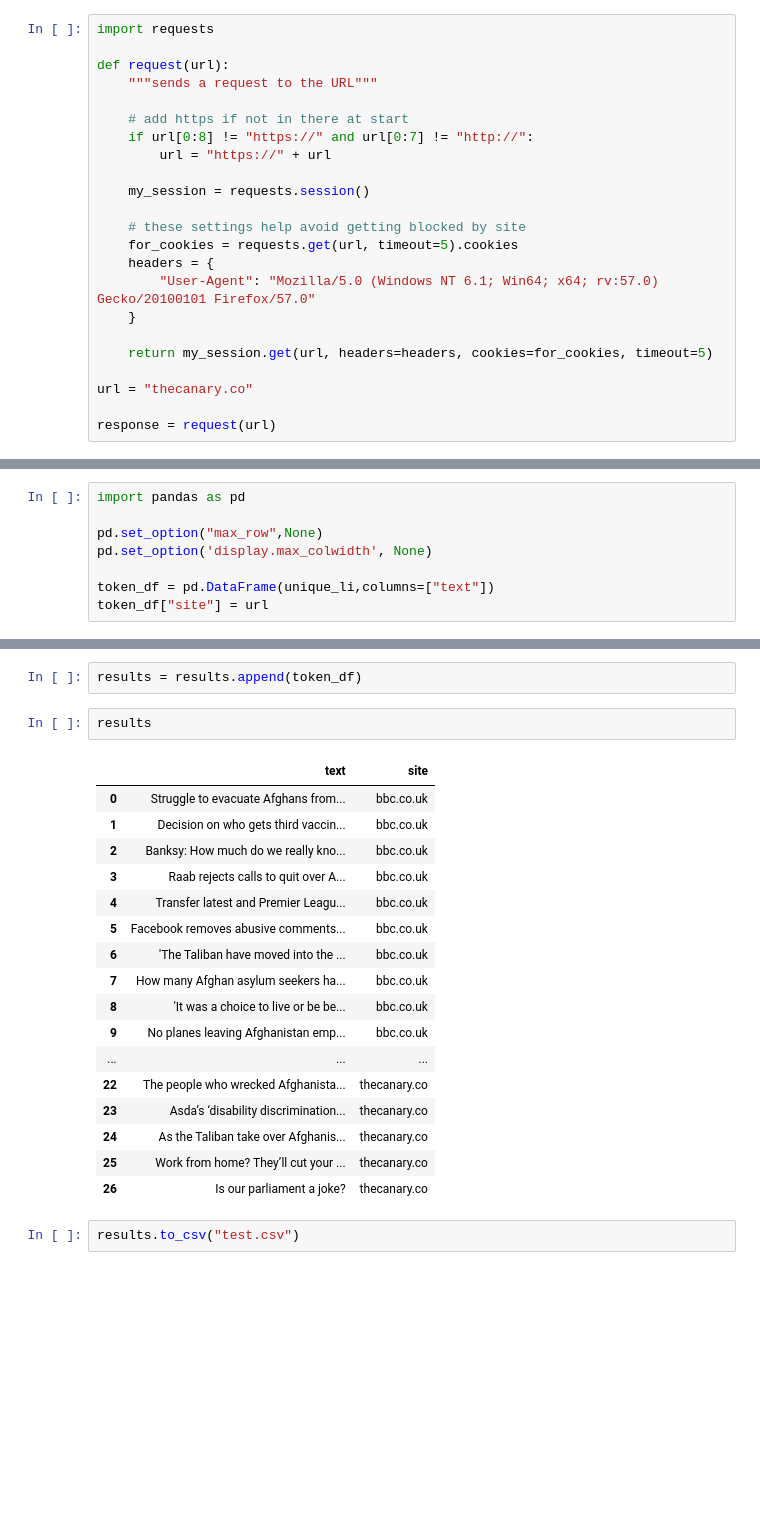
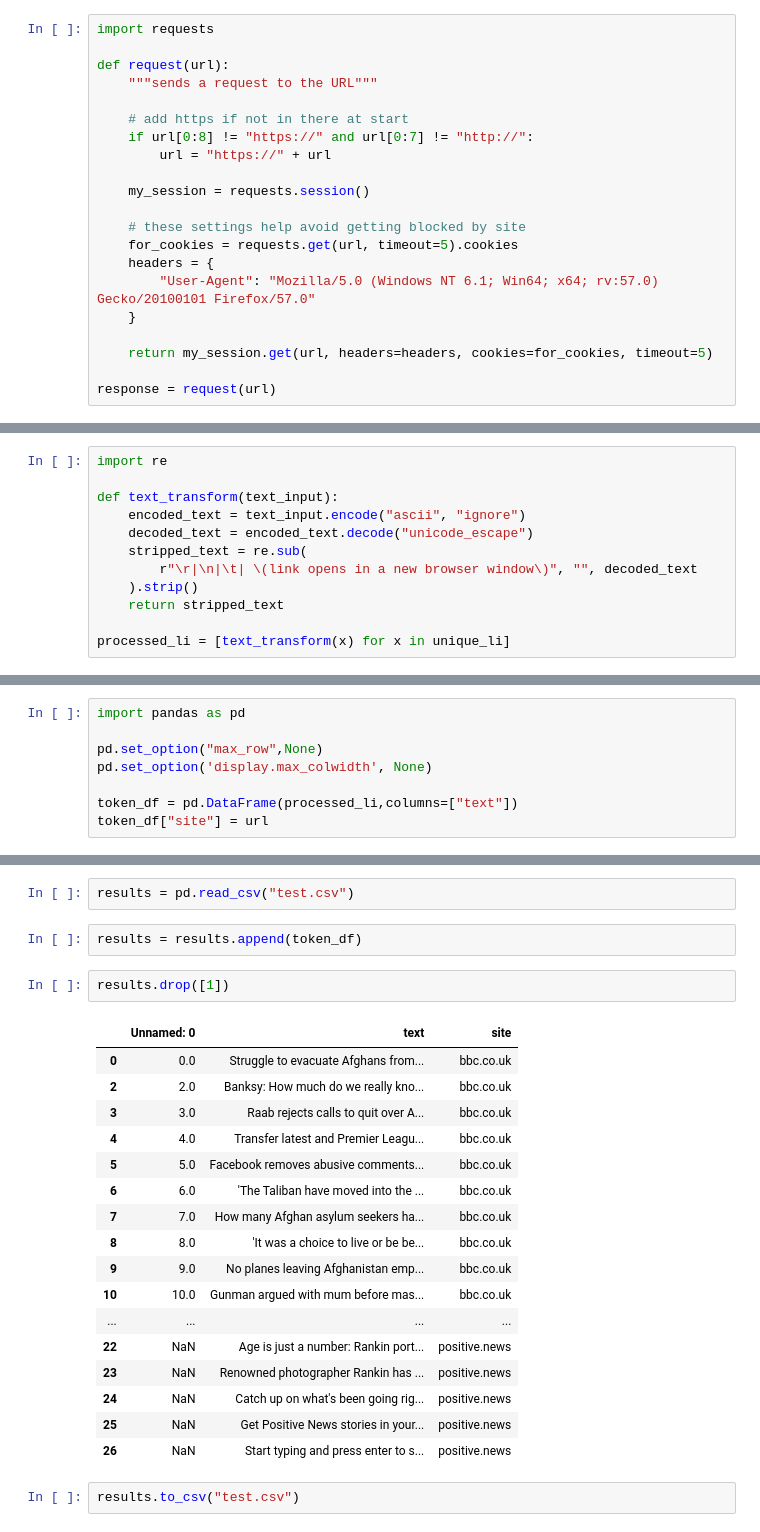
Before and after one commit to mihailthebuilder/bright-news-backend, a Jupyter notebook: research/main.ipynb, the cells around one changed output, grey strips where cells are left out. Drawn from its saved outputs; the diff is of its cells as text; blank space fills up the shorter version.

Commit message:
finished parsing positive.news

```diff
--- a/research/main.ipynb
+++ b/research/main.ipynb
@@ -20,8 +22,6 @@ def request(url):
 
     return my_session.get(url, headers=headers, cookies=for_cookies, timeout=5)
 
-url = "thecanary.co"
-
 response = request(url)
 # %% [markdown]
 Check the request worked
@@ -156,0 +160,12 @@ unique_li
+# %%
+import re
+
+def text_transform(text_input):
+    encoded_text = text_input.encode("ascii", "ignore")
+    decoded_text = encoded_text.decode("unicode_escape")
+    stripped_text = re.sub(
+        r"\r|\n|\t| \(link opens in a new browser window\)", "", decoded_text
+    ).strip()
+    return stripped_text
+
+processed_li = [text_transform(x) for x in unique_li]
@@ -160,7 +195,7 @@ import pandas as pd
 pd.set_option("max_row",None)
 pd.set_option('display.max_colwidth', None)
 
-token_df = pd.DataFrame(unique_li,columns=["text"])
+token_df = pd.DataFrame(processed_li,columns=["text"])
 token_df["site"] = url
 # %%
 token_df
@@ -185,27 +220,29 @@ token_df
 # %%
 results = pd.DataFrame(columns=["text","site"])
+# %%
+results = pd.read_csv("test.csv")
 # %%
 results = results.append(token_df)
 # %%
-results
+results.drop([1])
 # %% [output]
-|  | text | site |
-| 0 | Struggle to evacuate Afghans from... | bbc.co.uk |
-| 1 | Decision on who gets third vaccin... | bbc.co.uk |
-| 2 | Banksy: How much do we really kno... | bbc.co.uk |
-| 3 | Raab rejects calls to quit over A... | bbc.co.uk |
-| 4 | Transfer latest and Premier Leagu... | bbc.co.uk |
-| 5 | Facebook removes abusive comments... | bbc.co.uk |
-| 6 | 'The Taliban have moved into the ... | bbc.co.uk |
-| 7 | How many Afghan asylum seekers ha... | bbc.co.uk |
-| 8 | 'It was a choice to live or be be... | bbc.co.uk |
-| 9 | No planes leaving Afghanistan emp... | bbc.co.uk |
-| ... | ... | ... |
-| 22 | The people who wrecked Afghanista... | thecanary.co |
-| 23 | Asda’s ‘disability discrimination... | thecanary.co |
-| 24 | As the Taliban take over Afghanis... | thecanary.co |
-| 25 | Work from home? They’ll cut your ... | thecanary.co |
-| 26 | Is our parliament a joke? | thecanary.co |
+|  | Unnamed: 0 | text | site |
+| 0 | 0.0 | Struggle to evacuate Afghans from... | bbc.co.uk |
+| 2 | 2.0 | Banksy: How much do we really kno... | bbc.co.uk |
+| 3 | 3.0 | Raab rejects calls to quit over A... | bbc.co.uk |
+| 4 | 4.0 | Transfer latest and Premier Leagu... | bbc.co.uk |
+| 5 | 5.0 | Facebook removes abusive comments... | bbc.co.uk |
+| 6 | 6.0 | 'The Taliban have moved into the ... | bbc.co.uk |
+| 7 | 7.0 | How many Afghan asylum seekers ha... | bbc.co.uk |
+| 8 | 8.0 | 'It was a choice to live or be be... | bbc.co.uk |
+| 9 | 9.0 | No planes leaving Afghanistan emp... | bbc.co.uk |
+| 10 | 10.0 | Gunman argued with mum before mas... | bbc.co.uk |
+| ... | ... | ... | ... |
+| 22 | NaN | Age is just a number: Rankin port... | positive.news |
+| 23 | NaN | Renowned photographer Rankin has ... | positive.news |
+| 24 | NaN | Catch up on what's been going rig... | positive.news |
+| 25 | NaN | Get Positive News stories in your... | positive.news |
+| 26 | NaN | Start typing and press enter to s... | positive.news |
 # %%
 results.to_csv("test.csv")
 # %% [markdown]
```
Also changed, not shown: parts of 7 cells of this notebook, 2 other files.
